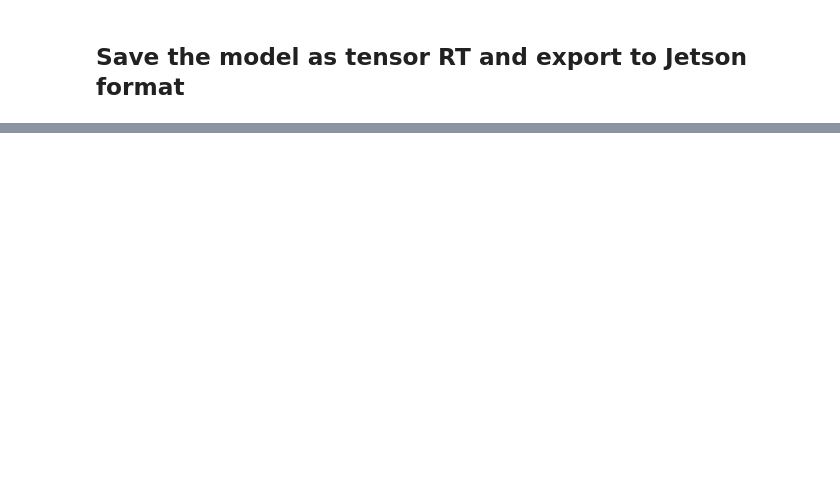
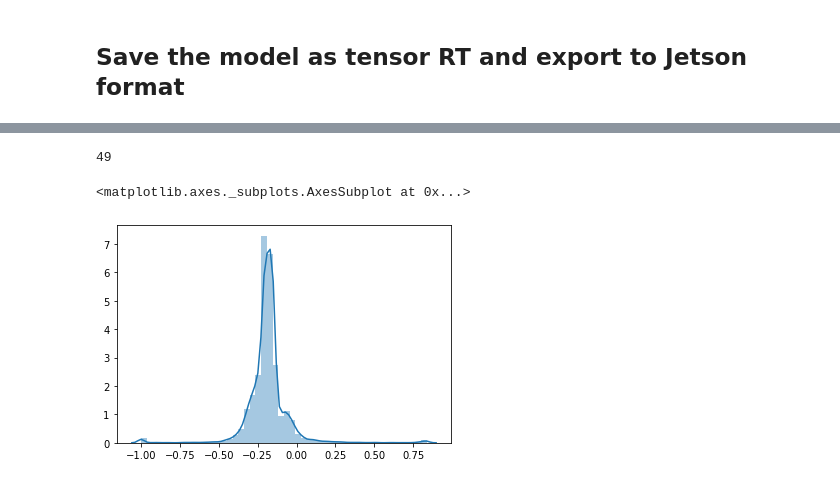
Before and after one commit to ARCC-RACE/ai_training_notebooks, a Jupyter notebook: basic_supervised_net/resnetv2_driver/resnet_v2.ipynb, the cells around one changed output, grey strips where cells are left out. Saved outputs shown, nothing was run; the diff lists cells and outputs as text; code cells hidden in the pictures; blank space fills up the shorter version.

Commit message:
cleanup and made utils all linked

```diff
--- a/basic_supervised_net/resnetv2_driver/resnet_v2.ipynb
+++ b/basic_supervised_net/resnetv2_driver/resnet_v2.ipynb
@@ -129,8 +94,7 @@ def batch_generator(data_dir, image_paths, steering_angles, batch_size, is_train
     """
     Generate training image give image paths and associated steering angles
     """
-    color_images = np.empty([batch_size, utils.IMAGE_HEIGHT, utils.IMAGE_WIDTH, utils.IMAGE_CHANNELS], dtype=np.float32)
-    depth_images = np.empty([batch_size, utils.IMAGE_HEIGHT, utils.IMAGE_WIDTH, 1], dtype=np.float32)
+    images = np.empty([batch_size, utils.IMAGE_HEIGHT, utils.IMAGE_WIDTH, utils.IMAGE_CHANNELS])
     steers = np.empty(batch_size)
     while True:
         i = 0
@@ -139,29 +103,22 @@ def batch_generator(data_dir, image_paths, steering_angles, batch_size, is_train
             steering_angle = steering_angles[index]
             # argumentation
             if is_training and np.random.rand() < 0.8:
-                image, steering_angle = utils.augument(data_dir, os.path.join("color_images",img), os.path.join("depth_images",img), steering_angle)
+                image, steering_angle = utils.augument(data_dir, os.path.join("color_images",img), steering_angle)
             else:
-                image, _ = utils.preprocess_data(utils.load_image(data_dir, os.path.join("color_images",img)), utils.load_image(data_dir, os.path.join("depth_images",img)))
+                image, _ = utils.preprocess_data(utils.load_image(data_dir, os.path.join("color_images",img)))
             # add the image and steering angle to the batch
-            color_images[i] = image[0]
-            depth_images[i] = image[1]
+            images[i] = image
             steers[i] = steering_angle
             i += 1
             if i == batch_size:
                 break
-        yield [color_images, depth_images], steers
+        yield images, steers
 
-train_generator = batch_generator(data_directory, train_x, train_y, 16, True)
-validation_generator = batch_generator(data_directory, test_x, test_y,16, False)
+train_generator = batch_generator(data_directory, train_x, train_y, 32, True)
+validation_generator = batch_generator(data_directory, test_x, test_y, 32, False)
 
 train_image = next(train_generator) # returns tuple with steering and throttle
-print(train_image[0][0].shape)
-print(train_image[0][1].shape)
+print(train_image[0].shape)
 print(train_image[1][0])
-fig = plt.figure(figsize=(20,20))
-fig.add_subplot(1,2,1)
-plt.imshow(train_image[0][0][0])
-fig.add_subplot(1,2,2)
-plt.imshow(np.squeeze(train_image[0][1][0]))
-plt.show()
+plt.imshow(train_image[0][0])
 # %% [output]
@@ -311,9 +305,13 @@ print("Output: %.20f"%output[8,0])
 # %%
 # Run many samples through and save distribution
 validation_generator = batch_generator(data_directory, test_x, test_y, 32, False)
 test = []
 for i in range(50):
     img, _ = next(validation_generator)
-    test.append(saved_model([img[0].astype(np.float32), img[1].astype(np.float32)])[0][0])
+    test.append(saved_model(img.astype(np.float32))[0][0])
     print(str(i), end="\r")
 sns.distplot(test)
+# %% [output]
+49
+<matplotlib.axes._subplots.AxesSubplot at 0x...>
+[figure, added]
```
Also changed, not shown: parts of 13 cells of this notebook, 11 other files.
